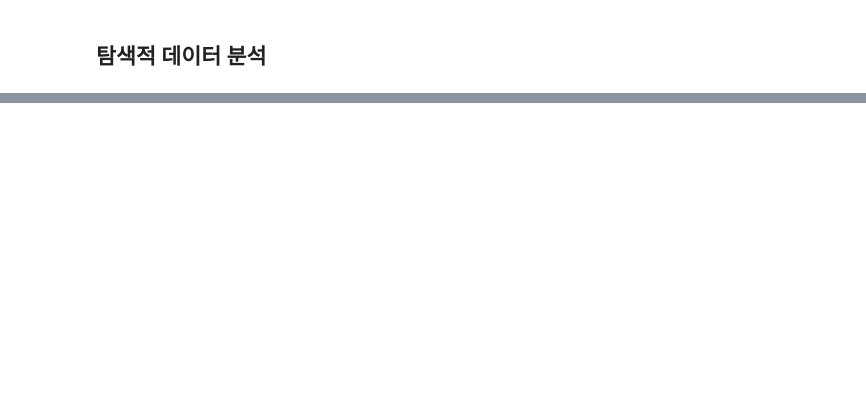
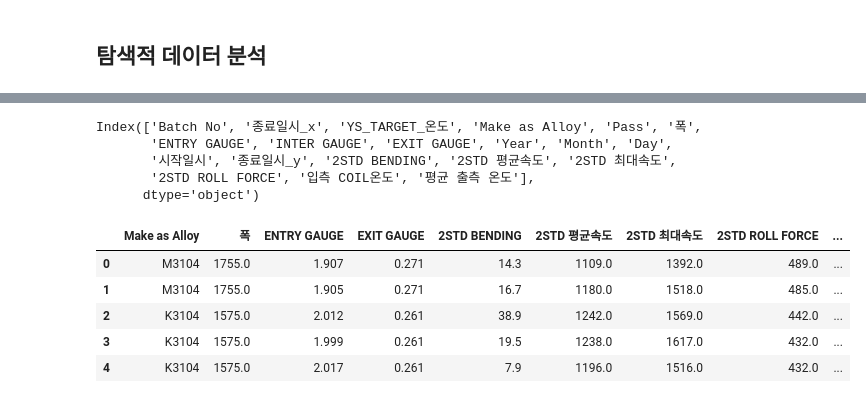
Before and after one commit to joahyot/202308_python_training_YJ, a Jupyter notebook: review02.ipynb, the cells around one changed output, grey strips where cells are left out. Drawn from its saved outputs; the diff is of its cells as text; code cells hidden in the pictures; blank space fills up the shorter version.

```diff
--- a/review02.ipynb
+++ b/review02.ipynb
@@ -297,0 +315,20 @@ c3.head()
+# %%
+c3.columns
+# %% [output]
+Index(['Batch No', '종료일시_x', 'YS_TARGET_온도', 'Make as Alloy', 'Pass', '폭',
+       'ENTRY GAUGE', 'INTER GAUGE', 'EXIT GAUGE', 'Year', 'Month', 'Day',
+       '시작일시', '종료일시_y', '2STD BENDING', '2STD 평균속도', '2STD 최대속도',
+       '2STD ROLL FORCE', '입측 COIL온도', '평균 출측 온도'],
+      dtype='object')
+# %%
+c4 = c3[["Make as Alloy", "폭", "ENTRY GAUGE", "EXIT GAUGE",
+         "2STD BENDING","2STD 평균속도", "2STD 최대속도",
+         "2STD ROLL FORCE", "입측 COIL온도", "평균 출측 온도"]]
+c4.head(5)
+# %% [output]
+|  | Make as Alloy | 폭 | ENTRY GAUGE | EXIT GAUGE | 2STD BENDING | 2STD 평균속도 | 2STD 최대속도 | 2STD ROLL FORCE | ... |
+| 0 | M3104 | 1755.0 | 1.907 | 0.271 | 14.3 | 1109.0 | 1392.0 | 489.0 | ... |
+| 1 | M3104 | 1755.0 | 1.905 | 0.271 | 16.7 | 1180.0 | 1518.0 | 485.0 | ... |
+| 2 | K3104 | 1575.0 | 2.012 | 0.261 | 38.9 | 1242.0 | 1569.0 | 442.0 | ... |
+| 3 | K3104 | 1575.0 | 1.999 | 0.261 | 19.5 | 1238.0 | 1617.0 | 432.0 | ... |
+| 4 | K3104 | 1575.0 | 2.017 | 0.261 | 7.9 | 1196.0 | 1516.0 | 432.0 | ... |
```
Also changed, not shown: parts of 17 cells of this notebook.
